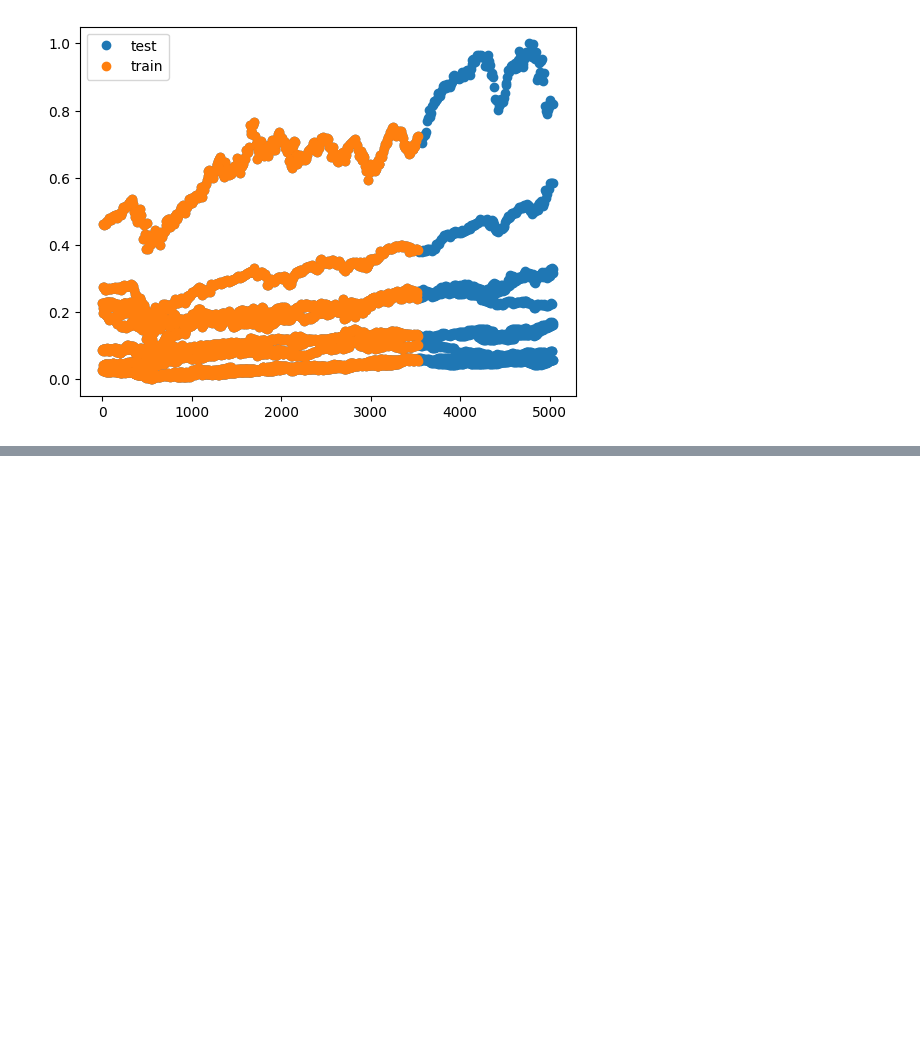
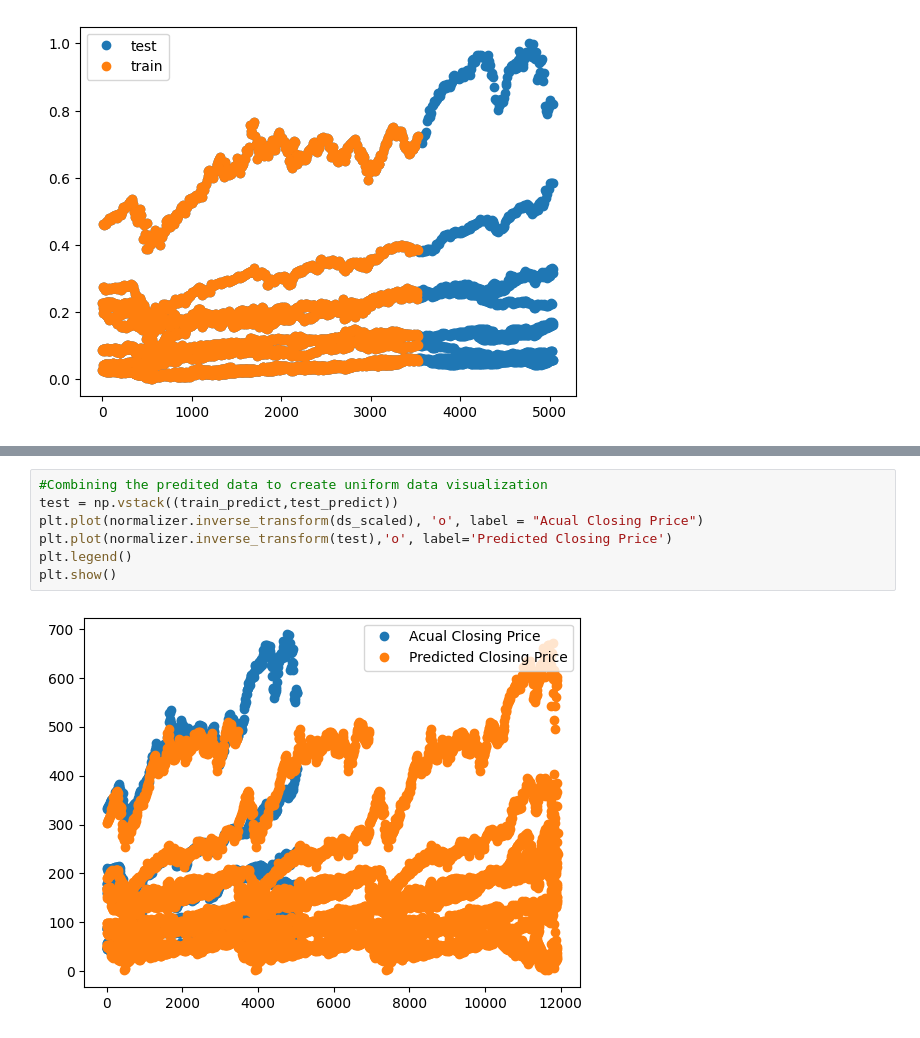
Before and after one commit to AntoineSfeir/MLResearch, a Jupyter notebook: S&P500_Forcast.ipynb, the cells around one changed output, grey strips where cells are left out. Drawn from its saved outputs; the diff is of its cells as text; blank space fills up the shorter version.

```diff
--- a/S&P500_Forcast.ipynb
+++ b/S&P500_Forcast.ipynb
@@ -255,0 +252,9 @@ plt.show()
+# %%
+#Combining the predited data to create uniform data visualization
+test = np.vstack((train_predict,test_predict))
+plt.plot(normalizer.inverse_transform(ds_scaled), 'o', label = "Acual Closing Price")
+plt.plot(normalizer.inverse_transform(test),'o', label='Predicted Closing Price')
+plt.legend()
+plt.show()
+# %% [output]
+[figure, added]
```
Also changed, not shown: parts of 17 cells of this notebook, 1 other file.
